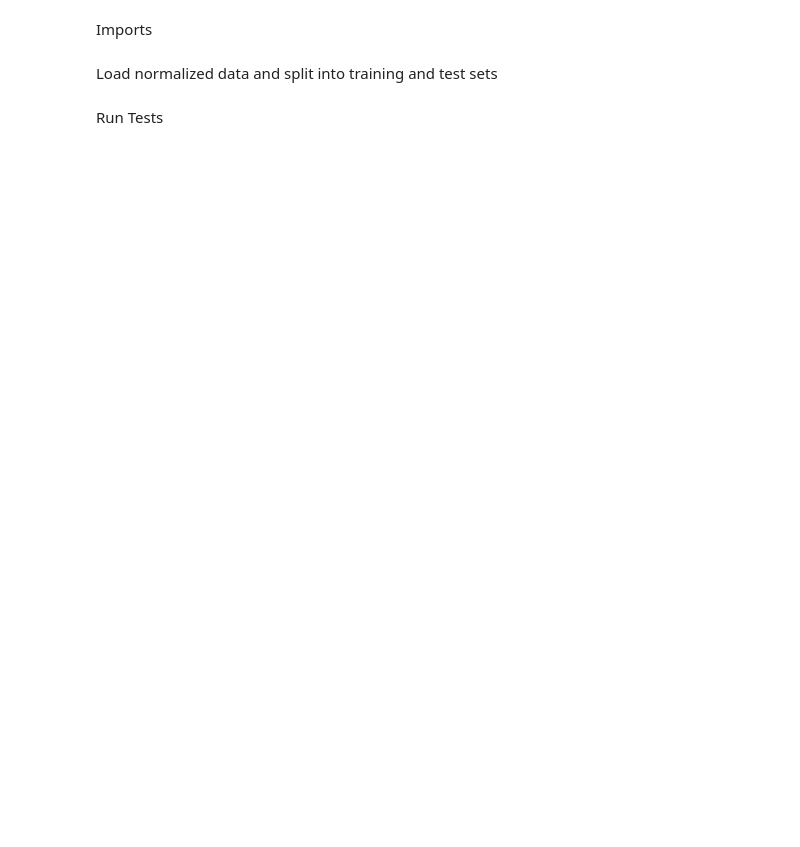
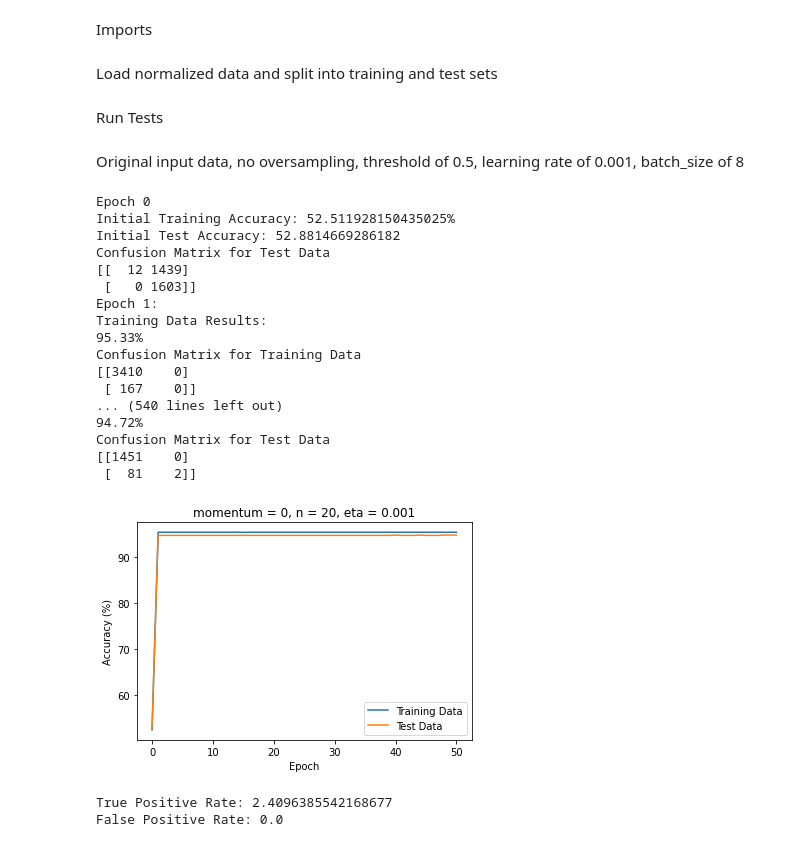
Before and after one commit to C3ra906/CS445GroupProject, a Jupyter notebook: mlp/tests.ipynb, the cells around one changed output. Saved outputs shown, nothing was run; the diff lists cells and outputs as text; code cells hidden in the pictures; blank space fills up the shorter version.

```diff
--- a/mlp/tests.ipynb
+++ b/mlp/tests.ipynb
@@ -17,3 +20,33 @@ train = Dataset(train)
 test = Dataset(test)
 # %% [markdown]
 Run Tests
+# %% [markdown]
+Original input data, no oversampling, threshold of 0.5, learning rate of 0.001, batch_size of 8
+# %%
+network = NeuralNetwork(20, training_data=train,
+                        test_data=test, momentum=0, learning_rate=.001, threshold=.5,
+                        batch_size=8)
+tpr, fpr = network.run()
+print(f"True Positive Rate: {tpr}")
+print(f"False Positive Rate: {fpr}")
+# %% [output]
+Epoch 0
+Initial Training Accuracy: 52.511928150435025%
+Initial Test Accuracy: 52.8814669286182
+Confusion Matrix for Test Data
+[[  12 1439]
+ [   0 1603]]
+Epoch 1:
+Training Data Results:
+95.33%
+Confusion Matrix for Training Data
+[[3410    0]
+ [ 167    0]]
+... (540 lines left out)
+94.72%
+Confusion Matrix for Test Data
+[[1451    0]
+ [  81    2]]
+[figure, added]
+True Positive Rate: 2.4096385542168677
+False Positive Rate: 0.0
```
Also changed, not shown: parts of 11 cells of this notebook.
